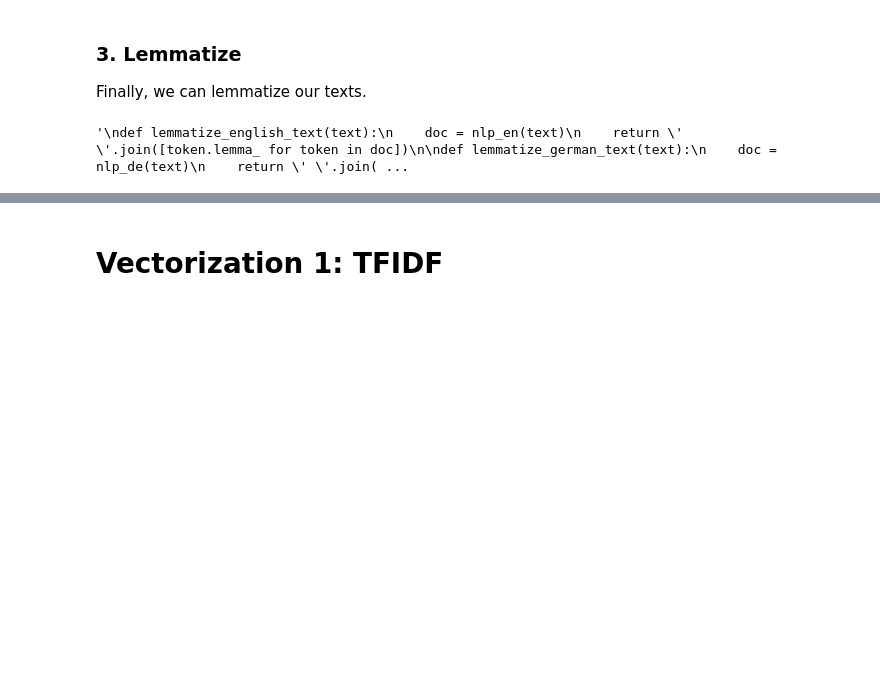
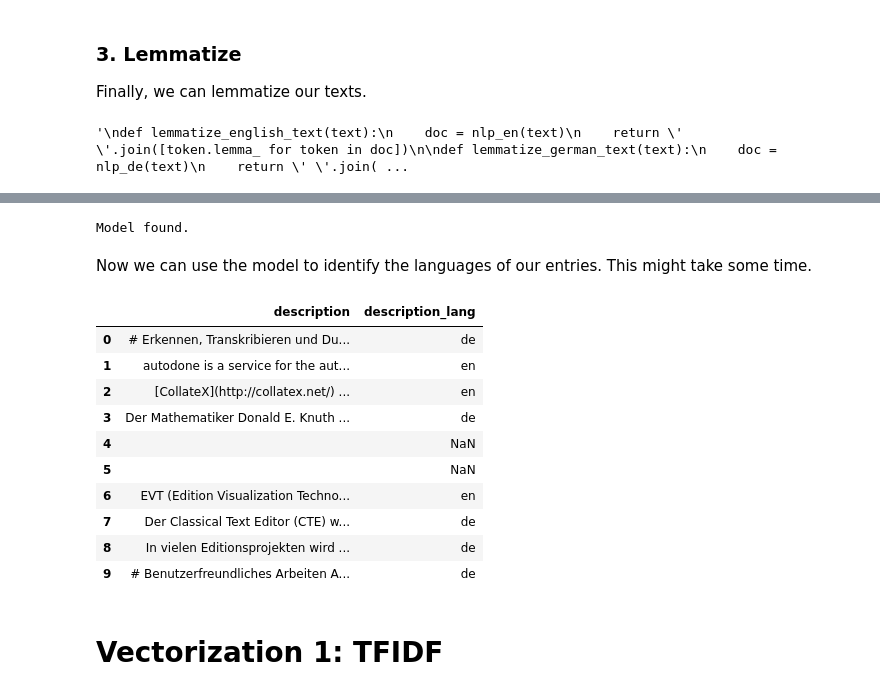
Before and after one commit to andwzn/retrieval-augmented-generation-experiment, a Jupyter notebook: rag_experiment_1.ipynb, the cells around one changed output, grey strips where cells are left out. Saved outputs shown, nothing was run; the diff lists cells and outputs as text; code cells hidden in the pictures; blank space fills up the shorter version.

```diff
--- a/rag_experiment_1.ipynb
+++ b/rag_experiment_1.ipynb
@@ -286,3 +320,56 @@ edition_software_info["description_preprocessed"].head()
+# %%
+# download the fasttext model
+
+fasttext_path = os.path.join(os.getcwd(), 'models/lid.176.bin')
+
+if os.path.isfile(fasttext_path):
+    print("Model found.")
+    language_detection_model = fasttext.load_model(fasttext_path)
+
+else:
+    print("Model not found. Downloading...")
+    url = "https://dl.fbaipublicfiles.com/fasttext/supervised-models/lid.176.bin"
+    # download the model
+    download_file(url, fasttext_path)
+    # load the model
+    print("Loading model from file...")
+    language_detection_model = fasttext.load_model(fasttext_path)
+# %% [output]
+Model found.
+# %% [markdown]
+Now we can use the model to identify the languages of our entries. This might take some time.
+# %%
+
+fasttext_model = fasttext.load_model(fasttext_path)
+
+def identify_language(text):
+    lang_detected = fasttext_model.predict(text)
+    return lang_detected[0][0]
+
+# clean the webpage text, as the model expect text without newlines
+edition_software_info.loc[:,"description"] = edition_software_info["description"].str.replace("\n"," ")
+
+# detect message-  and webpage-languages. If the column contains empty text, the language is set to nan
+edition_software_info.loc[:,"description_lang"] = edition_software_info["description"].apply(lambda x: identify_language(x) if not x == '' else np.nan)
+
+# clean the output
+edition_software_info.loc[:,"description_lang"] = edition_software_info["description_lang"].str.replace("__label__","")
+edition_software_info.loc[:,"description_lang"] = edition_software_info["description_lang"].str.replace("__label__","")
+
+# print the new columns
+edition_software_info[["description","description_lang"]].head(10)
+# %% [output]
+|  | description | description_lang |
+| 0 | # Erkennen, Transkribieren und Du... | de |
+| 1 | autodone is a service for the aut... | en |
+| 2 | [CollateX](http://collatex.net/) ... | en |
+| 3 | Der Mathematiker Donald E. Knuth ... | de |
+| 4 |  | NaN |
+| 5 |  | NaN |
+| 6 | EVT (Edition Visualization Techno... | en |
+| 7 | Der Classical Text Editor (CTE) w... | de |
+| 8 | In vielen Editionsprojekten wird ... | de |
+| 9 | # Benutzerfreundliches Arbeiten A... | de |
 # %% [markdown]
 # Vectorization 1: TFIDF
 # %% [markdown]
```
Also changed, not shown: parts of 23 cells of this notebook.
